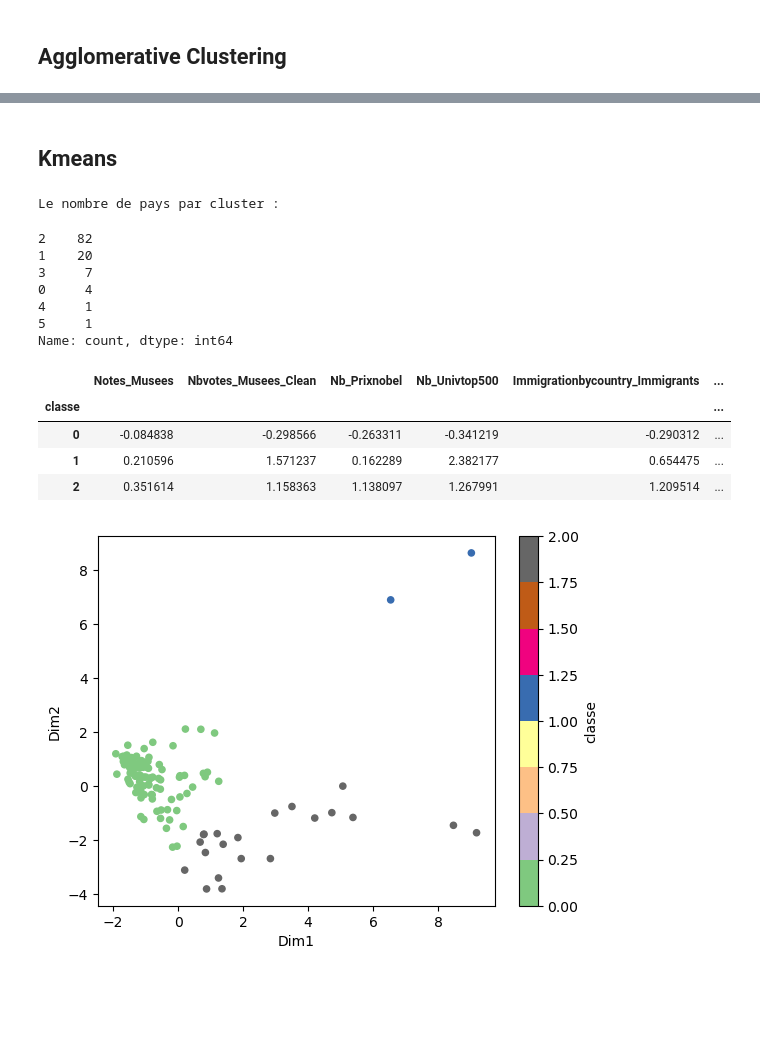
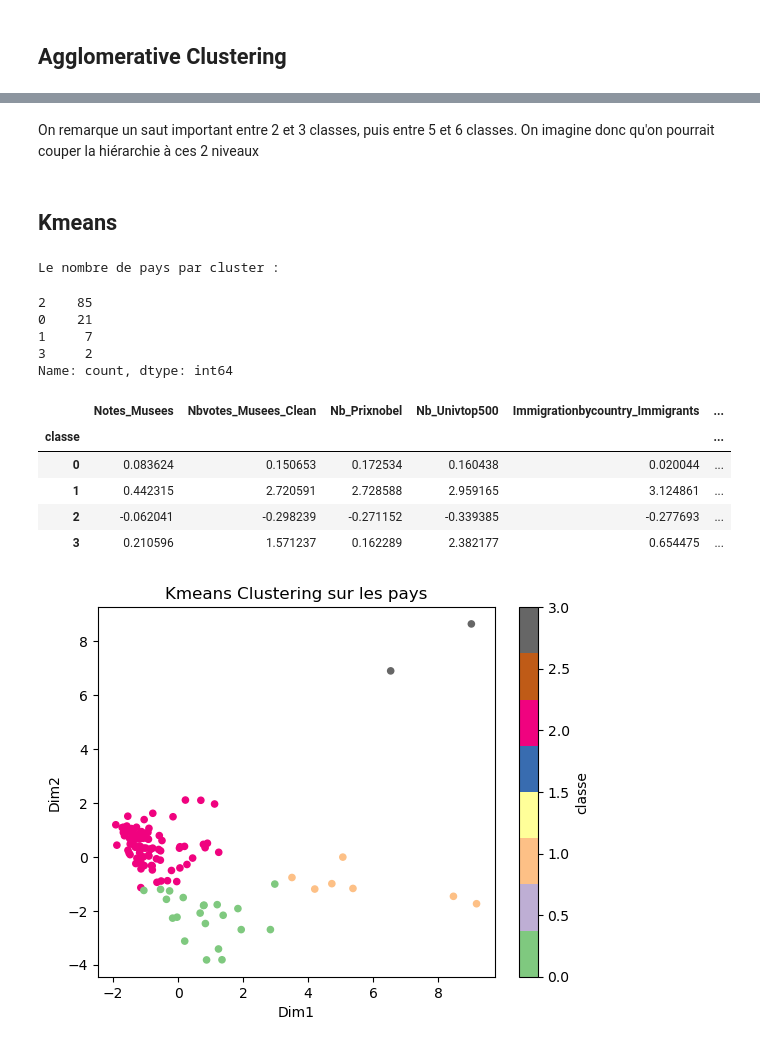
Before and after one commit to ahmedmokeddem/dalas, a Jupyter notebook: code/code EDA/Clustering.ipynb, the cells around one changed output, grey strips where cells are left out. Cells and saved outputs as stored; diff of their text form; code cells hidden in the pictures; blank space fills up the shorter version.

Commit message:
update clustering

```diff
--- a/code/code EDA/Clustering.ipynb
+++ b/code/code EDA/Clustering.ipynb
@@ -105,28 +105,29 @@ plt.show()
+# %% [markdown]
+On remarque un saut important entre 2 et 3 classes, puis entre 5 et 6 classes. On imagine donc qu'on pourrait couper la hiérarchie à ces 2 niveaux
 # %% [markdown]
 ## Kmeans
 # %%
-kmeans3 = KMeans(n_clusters = 3)
-kmeans3.fit(df_num_clean)
+kmeans = KMeans(n_clusters = 4)
+kmeans.fit(df_num_clean)
 print("Le nombre de pays par cluster :")
-pd.Series(kmeans2.labels_).value_counts()
+pd.Series(kmeans.labels_).value_counts()
 # %% [output]
 Le nombre de pays par cluster :
-2    82
-1    20
-3     7
-0     4
-4     1
-5     1
+2    85
+0    21
+1     7
+3     2
 Name: count, dtype: int64
 # %%
-clusters_desc3 = df_num_clean.assign(classe = kmeans3.labels_)
+clusters_desc3 = df_num_clean.assign(classe = kmeans.labels_)
 clusters_desc3.groupby("classe").mean()
 # %% [output]
 |  | Notes_Musees | Nbvotes_Musees_Clean | Nb_Prixnobel | Nb_Univtop500 | Immigrationbycountry_Immigrants | ... |
 | classe |  |  |  |  |  | ... |
-| 0 | -0.084838 | -0.298566 | -0.263311 | -0.341219 | -0.290312 | ... |
-| 1 | 0.210596 | 1.571237 | 0.162289 | 2.382177 | 0.654475 | ... |
-| 2 | 0.351614 | 1.158363 | 1.138097 | 1.267991 | 1.209514 | ... |
+| 0 | 0.083624 | 0.150653 | 0.172534 | 0.160438 | 0.020044 | ... |
+| 1 | 0.442315 | 2.720591 | 2.728588 | 2.959165 | 3.124861 | ... |
+| 2 | -0.062041 | -0.298239 | -0.271152 | -0.339385 | -0.277693 | ... |
+| 3 | 0.210596 | 1.571237 | 0.162289 | 2.382177 | 0.654475 | ... |
 # %%
 # Appliquer la PCA
 pca = PCA()
@@ -136,8 +137,9 @@ df_num_pca_df = pd.DataFrame({
     "Dim2" : df_num_pca[:,1]
 })
 # %%
-clusters_pca = df_num_pca_df.assign(classe = kmeans3.labels_)
+clusters_pca = df_num_pca_df.assign(classe = kmeans.labels_)
 clusters_pca.plot.scatter(x = "Dim1", y = "Dim2", c = "classe", cmap = "Accent")
+plt.title("Kmeans Clustering sur les pays")
 plt.show()
 # %% [output]
-[figure, old version]
+[figure, new version]
```
Also changed, not shown: parts of 1 cell of this notebook.
